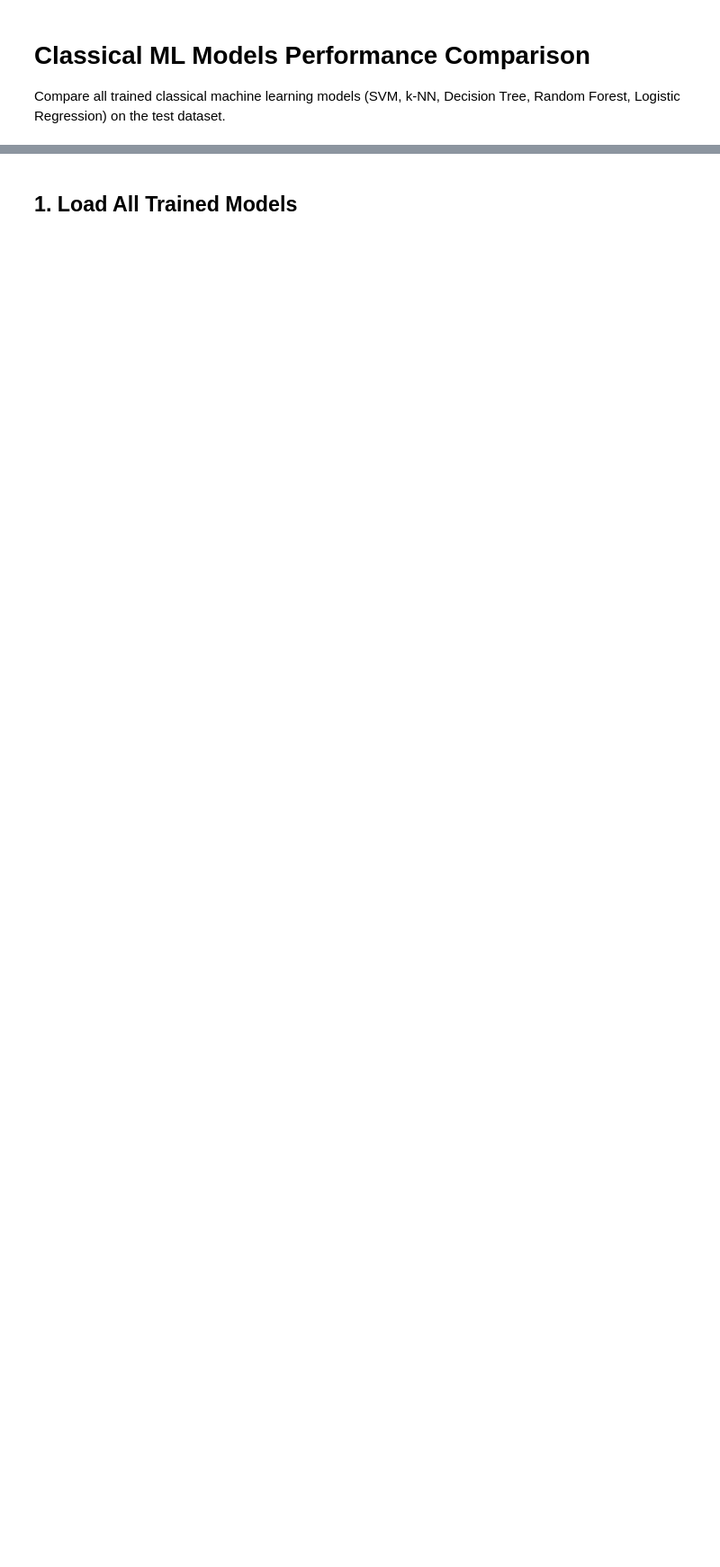
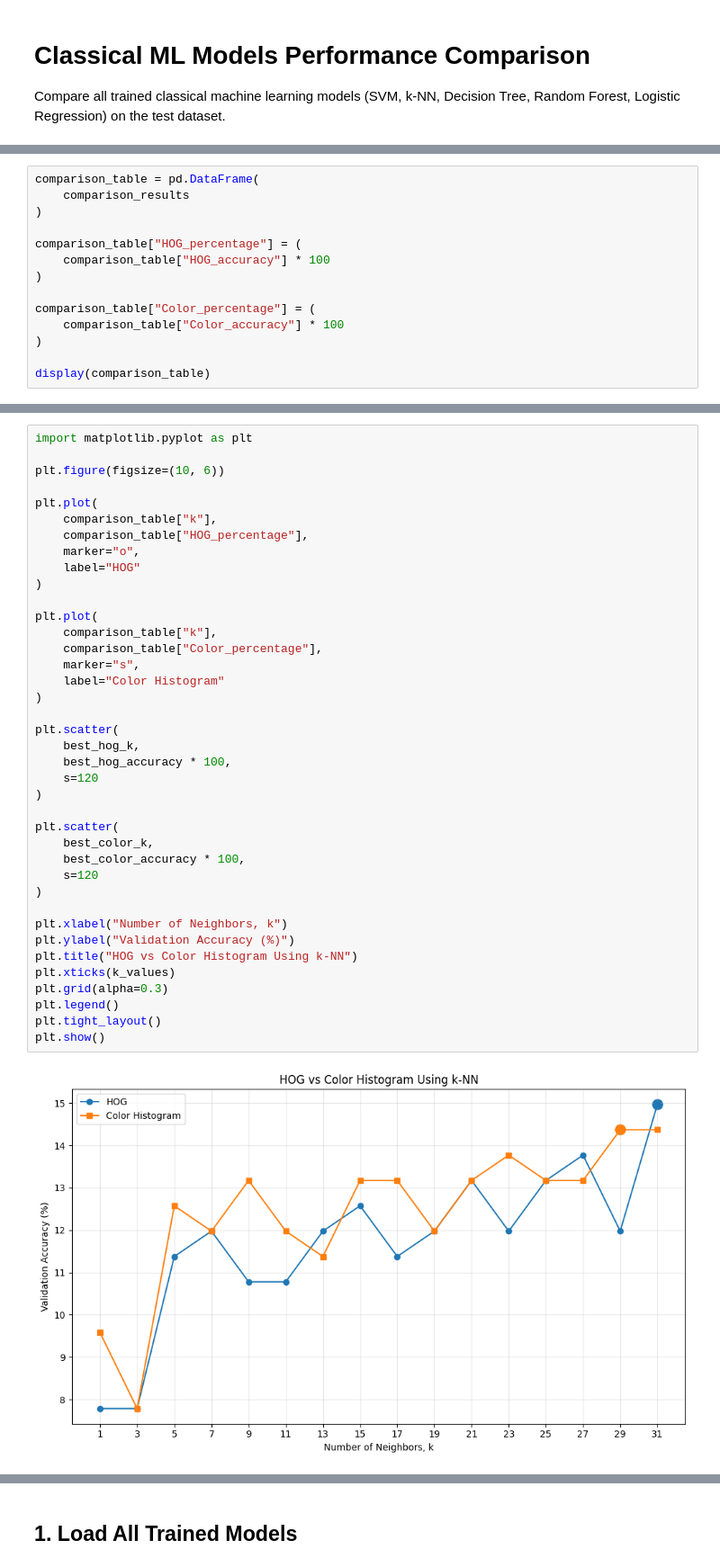
Before and after one commit to 01329582993/Bird-Species-Classification-ML, a Jupyter notebook: notebooks/07_Model_Comparison.ipynb, the cells around one changed output, grey strips where cells are left out. Shown at 90% size. Cells and saved outputs as stored; diff of their text form; blank space fills up the shorter version.

Commit message:
Compare HOG and Color Histogram using k-NN

```diff
--- a/notebooks/07_Model_Comparison.ipynb
+++ b/notebooks/07_Model_Comparison.ipynb
@@ -29,0 +315,14 @@ else:
+# %%
+comparison_table = pd.DataFrame(
+    comparison_results
+)
+
+comparison_table["HOG_percentage"] = (
+    comparison_table["HOG_accuracy"] * 100
+)
+
+comparison_table["Color_percentage"] = (
+    comparison_table["Color_accuracy"] * 100
+)
+
+display(comparison_table)
@@ -29,0 +430,41 @@ else:
+# %%
+import matplotlib.pyplot as plt
+
+plt.figure(figsize=(10, 6))
+
+plt.plot(
+    comparison_table["k"],
+    comparison_table["HOG_percentage"],
+    marker="o",
+    label="HOG"
+)
+
+plt.plot(
+    comparison_table["k"],
+    comparison_table["Color_percentage"],
+    marker="s",
+    label="Color Histogram"
+)
+
+plt.scatter(
+    best_hog_k,
+    best_hog_accuracy * 100,
+    s=120
+)
+
+plt.scatter(
+    best_color_k,
+    best_color_accuracy * 100,
+    s=120
+)
+
+plt.xlabel("Number of Neighbors, k")
+plt.ylabel("Validation Accuracy (%)")
+plt.title("HOG vs Color Histogram Using k-NN")
+plt.xticks(k_values)
+plt.grid(alpha=0.3)
+plt.legend()
+plt.tight_layout()
+plt.show()
+# %% [output]
+[figure, added]
```
Also changed, not shown: parts of 14 cells of this notebook.
